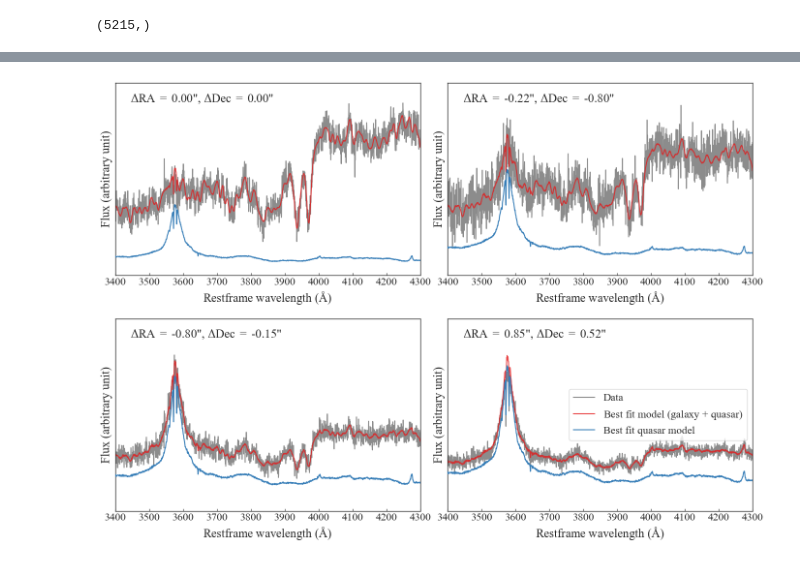
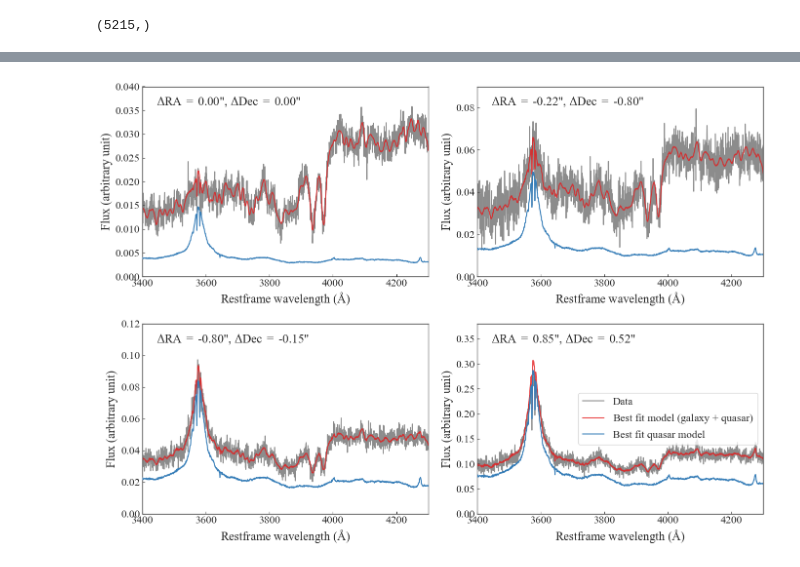
Before and after one commit to TDCOSMO/RXJ1131_KCWI, a Jupyter notebook: Plot spectra fitting.ipynb, the cells around one changed output, grey strips where cells are left out. Saved outputs shown, nothing was run; the diff lists cells and outputs as text; code cells hidden in the pictures.

```diff
--- a/Plot spectra fitting.ipynb
+++ b/Plot spectra fitting.ipynb
@@ -528,37 +530,37 @@ for i in range(2):
         k = 2*i + j
 
         ax = axes[i][j]
         b = bins[k]
 
         data = voronoi_binning_data[b, :]
         lin_axis_sky = np.linspace(lamRange1[0], lamRange1[1], data.size)
 
         ax.plot(lin_axis_sky, voronoi_binning_data[b, :], c=pf.cb_grey, label='Data', alpha=0.6)
         ax.plot(lin_axis_sky, data - noises[k], '-', c=pf.cb_red, label='Best fit model (galaxy $+$ quasar)', alpha=0.8)
         ax.plot(lin_axis_sky, skys[k], '-', c=pf.cb_blue, label='Best fit quasar model', zorder=10)
-#         ax.plot(lin_axis_sky, gal_lin1 - sky1, '-', c=pf.cb2_orange,
+#         ax.plot(lin_axis_sky, voronoi_binning_data[b, :] - skys[k], '-', c=pf.cb2_orange,
 #                  label=r'data $-$ quasar')
-#         ax.plot(lin_axis_sky, gal_lin1 - best_lin1, '-', c=pf.cb2_emerald,
+#         ax.plot(lin_axis_sky, noises[k], '-', c=pf.cb2_emerald,
 #                  label=r'residual ($=$ data $-$ model)', zorder=-20)
         #ax.set_title('Removing quasar contribution from data', fontsize=14)
         #ax.legend(frameon=False)
         ax.set_xlabel(r'Restframe wavelength (${\rm \AA}$)')
         ax.set_ylabel('Flux (arbitrary unit)')
         ax.set_xlim(wave_min*10000, wave_max*10000)
         ax.set_ylim(yranges_down[k], yranges_up[k])
         ax.text(0.05, 0.9,
                 r'$\Delta$RA $=$ {:.2f}", $\Delta$Dec $=$ {:.2f}"'.format(xnode[b], ynode[b]),
                 #'a',
                 transform=ax.transAxes
                )
         #ax.axvspan(xmin=3985, xmax=4085, color=pf.cb_purple, zorder=30, alpha=0.2)
-        ax.set_yticks([])
+        #ax.set_yticks([])
 
 fig.tight_layout()
 plt.legend(loc='center right')
 
-fig.savefig('/Users/ajshajib/Dropbox/Papers_Proposals/rxj1131_kcwi/figures/spectra_fitting.pdf',
-            bbox_inches='tight'
-           )
+# fig.savefig('/Users/ajshajib/Dropbox/Papers_Proposals/rxj1131_kcwi/figures/spectra_fitting.pdf',
+#             bbox_inches='tight'
+#            )
 # %% [output]
-[figure, old version]
+[figure, new version]
```
Also changed, not shown: parts of 5 cells of this notebook, 32 other files.
